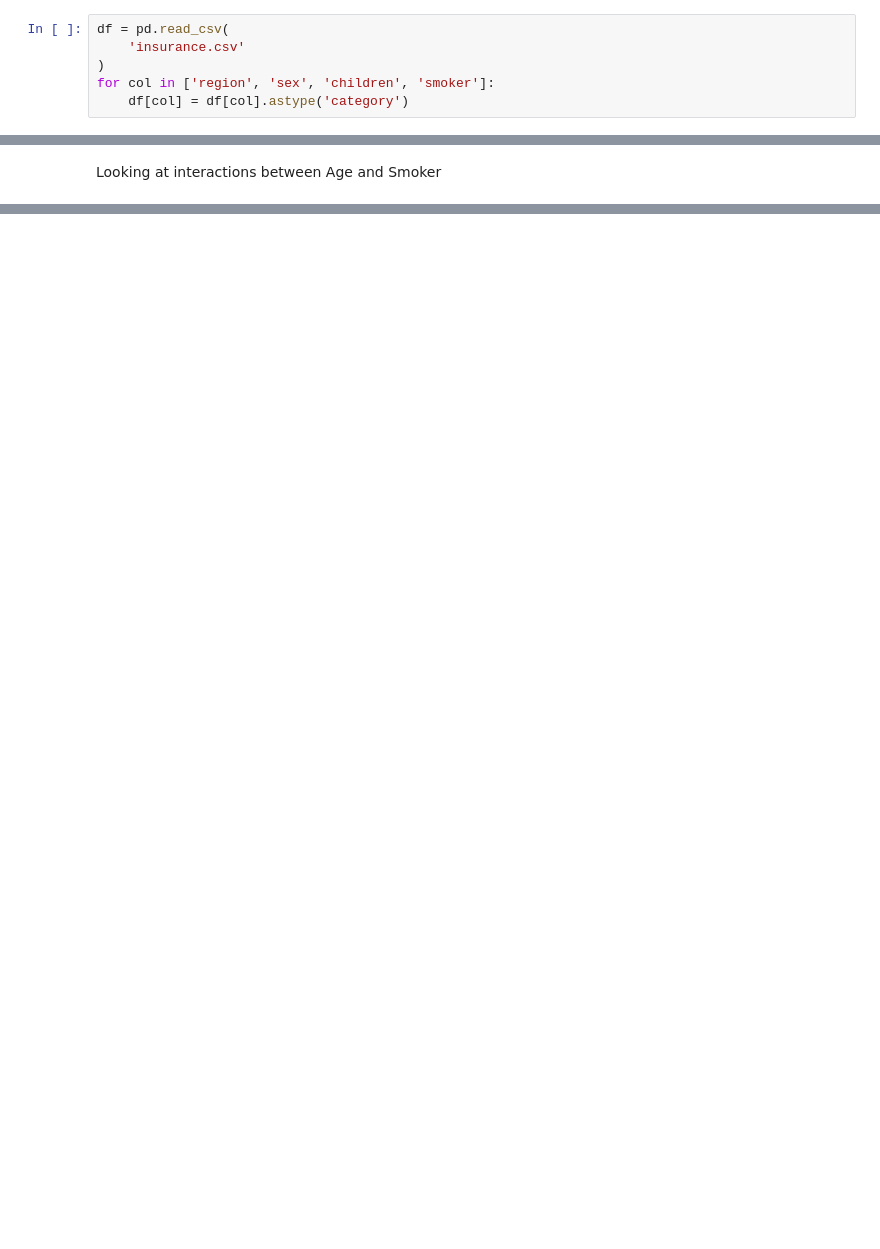
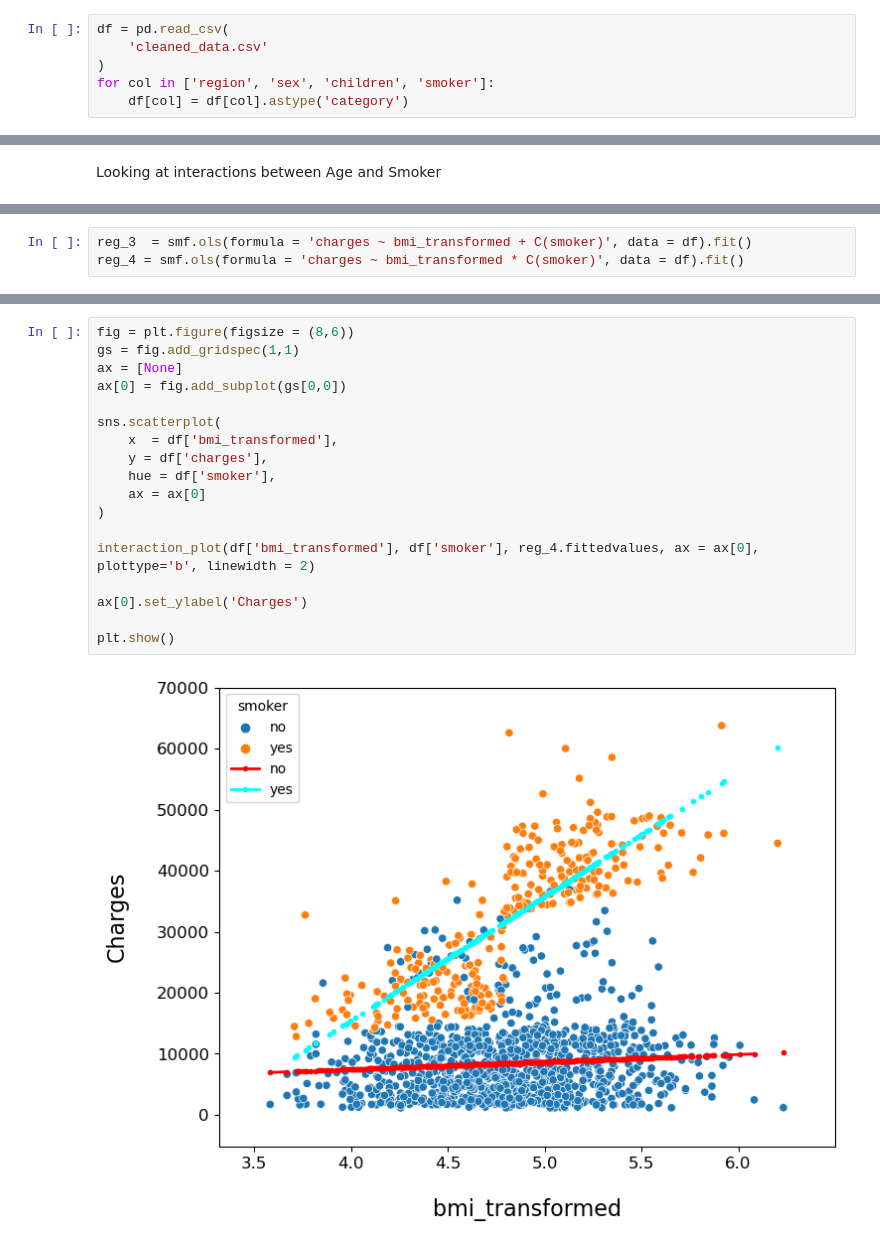
Before and after one commit to KyleThomson99/Portfolio, a Jupyter notebook: Healthcare_Cost_Analysis/Linear_model.ipynb, the cells around one changed output, grey strips where cells are left out. Saved outputs shown, nothing was run; the diff lists cells and outputs as text; blank space fills up the shorter version.

```diff
--- a/Healthcare_Cost_Analysis/Linear_model.ipynb
+++ b/Healthcare_Cost_Analysis/Linear_model.ipynb
@@ -17,6 +19,6 @@ plt.rc('axes', labelsize = 16, labelpad = 20)
 # %%
 df = pd.read_csv(
-    'insurance.csv'
+    'cleaned_data.csv'
 )
 for col in ['region', 'sex', 'children', 'smoker']:
     df[col] = df[col].astype('category')
@@ -181,0 +198,3 @@ Notes:
+# %%
+reg_3  = smf.ols(formula = 'charges ~ bmi_transformed + C(smoker)', data = df).fit()
+reg_4 = smf.ols(formula = 'charges ~ bmi_transformed * C(smoker)', data = df).fit()
@@ -181,0 +216,20 @@ Notes:
+# %%
+fig = plt.figure(figsize = (8,6))
+gs = fig.add_gridspec(1,1)
+ax = [None]
+ax[0] = fig.add_subplot(gs[0,0])
+
+sns.scatterplot(
+    x  = df['bmi_transformed'],
+    y = df['charges'],
+    hue = df['smoker'],
+    ax = ax[0]
+)
+
+interaction_plot(df['bmi_transformed'], df['smoker'], reg_4.fittedvalues, ax = ax[0], plottype='b', linewidth = 2)
+
+ax[0].set_ylabel('Charges')
+
+plt.show()
+# %% [output]
+[figure, added]
```
Also changed, not shown: parts of 75 cells of this notebook, 2 other files.
